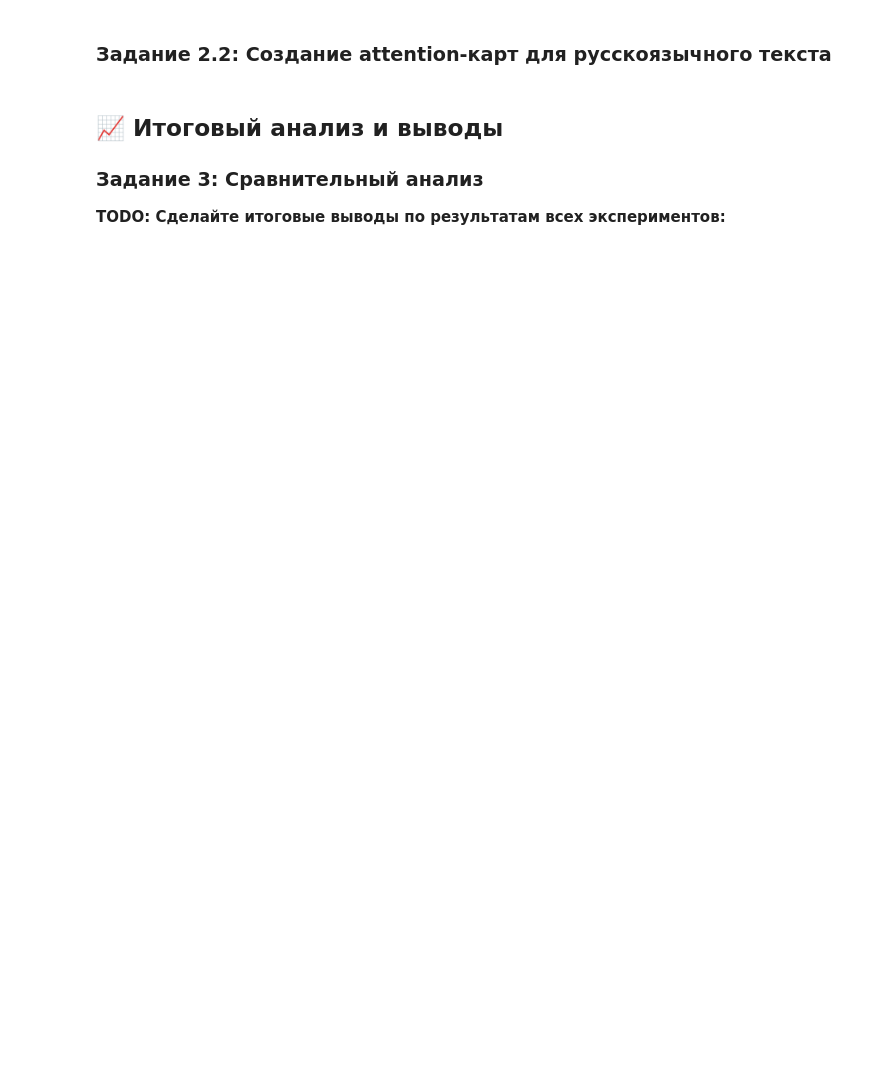
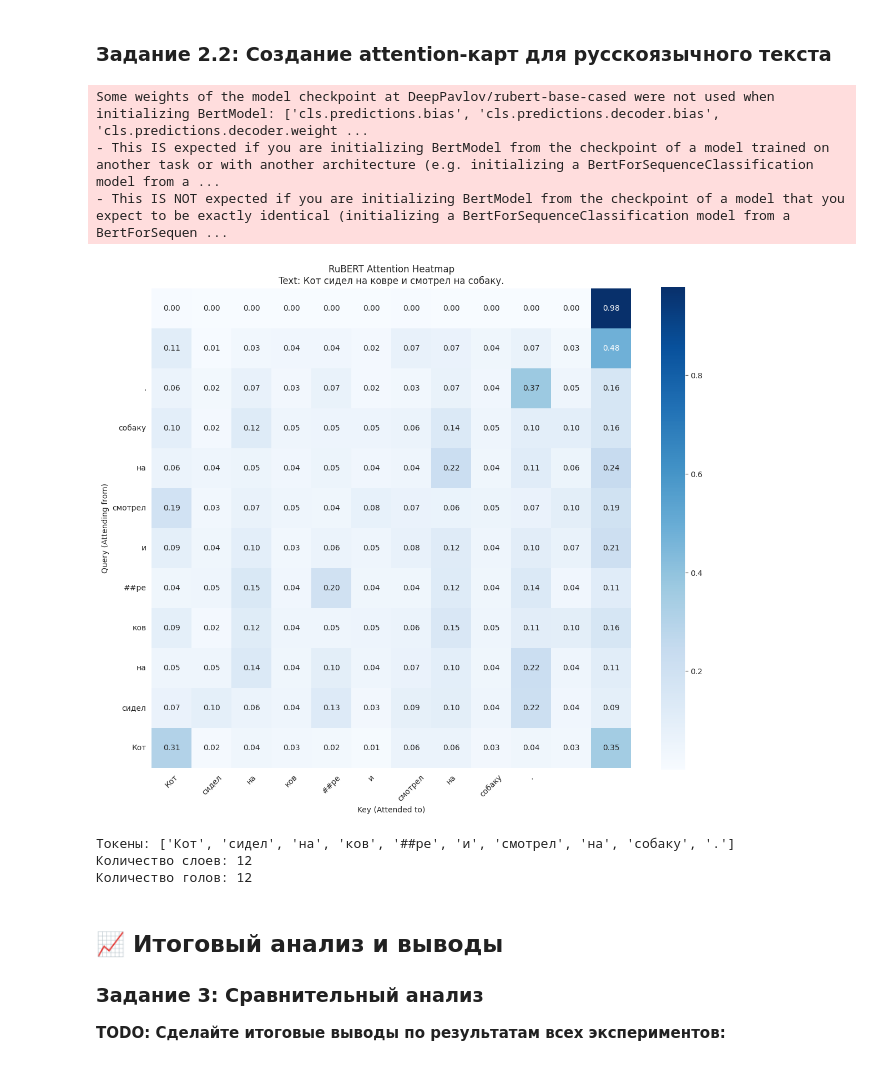
Before and after one commit to dmitryplus/otus_llm_develop_dz, a Jupyter notebook: hw1_attention_visualization.ipynb, the cells around one changed output. Saved outputs shown, nothing was run; the diff lists cells and outputs as text; code cells hidden in the pictures; blank space fills up the shorter version.

```diff
--- a/hw1_attention_visualization.ipynb
+++ b/hw1_attention_visualization.ipynb
@@ -175,11 +214,15 @@ analyze_multi_head_attention(bert_attention, bert_tokens, 'BERT', layer_idx=6)
 # TODO: Загрузите русскоязычную модель и проанализируйте attention для русского текста
 # ========= РЕШЕНИЕ: =========
 from transformers import AutoTokenizer, AutoModel
+import torch
+import matplotlib.pyplot as plt
+import seaborn as sns
 
 # Загружаем русскоязычную модель
 # Напрмимер можно использовать DeepPavlov/rubert-base-cased
-ru_tokenizer = ...
-ru_model = ...
+ru_tokenizer = AutoTokenizer.from_pretrained('DeepPavlov/rubert-base-cased')
+ru_model = AutoModel.from_pretrained('DeepPavlov/rubert-base-cased', output_attentions=True)
+
 
 # Русский текст для анализа
 russian_text = "Кот сидел на ковре и смотрел на собаку."
@@ -189,42 +232,58 @@ def analyze_russian_attention(text, tokenizer, model):
     Анализ attention для русского текста
     """
     # Токенизация
-    inputs = ...
-    outputs = ...
-    attention_weights = ...
-    tokens = ...
+    inputs = tokenizer(text, return_tensors='pt')
+
+    with torch.no_grad():
+        outputs = model(**inputs)
+
+    attention_weights = outputs.attentions  # список attention для каждого слоя
+
+    tokens = tokenizer.tokenize(text)
 
     # Создаем heatmap для последнего слоя
-    attention_matrix = ...
+    layer = 0
+    head = 0
+    attention_matrix = attention_weights[layer][0, head].cpu().numpy()
 
     plt.figure(figsize=(12, 10))
-    sns.heatmap(
+    ax = sns.heatmap(
         attention_matrix,
         xticklabels=tokens,
         yticklabels=tokens,
         cmap='Blues',
         cbar=True,
         square=True,
         annot=True,
         fmt='.2f'
     )
 
-    plt.title(f'RuBERT Attention Heatmap\\nText: {text}')
+    ax.invert_yaxis()
+
+    plt.title(f'RuBERT Attention Heatmap\nText: {text}')
     plt.xlabel('Key (Attended to)')
     plt.ylabel('Query (Attending from)')
     plt.xticks(rotation=45)
     plt.yticks(rotation=0)
     plt.tight_layout()
     plt.show()
 
     return attention_weights, tokens
 
 # Анализируем русский текст
 ru_attention, ru_tokens = analyze_russian_attention(russian_text, ru_tokenizer, ru_model)
 
-print(f"\\nТокены: {ru_tokens}")
+print(f"\nТокены: {ru_tokens}")
 print(f"Количество слоев: {len(ru_attention)}")
 print(f"Количество голов: {ru_attention[0].shape[1]}")
+# %% [output]
+Some weights of the model checkpoint at DeepPavlov/rubert-base-cased were not used when initializing BertModel: ['cls.predictions.bias', 'cls.predictions.decoder.bias', 'cls.predictions.decoder.weight ...
+- This IS expected if you are initializing BertModel from the checkpoint of a model trained on another task or with another architecture (e.g. initializing a BertForSequenceClassification model from a ...
+- This IS NOT expected if you are initializing BertModel from the checkpoint of a model that you expect to be exactly identical (initializing a BertForSequenceClassification model from a BertForSequen ...
+[figure, added]
+Токены: ['Кот', 'сидел', 'на', 'ков', '##ре', 'и', 'смотрел', 'на', 'собаку', '.']
+Количество слоев: 12
+Количество голов: 12
 # %% [markdown]
 ## 📈 Итоговый анализ и выводы
 
```
Also changed, not shown: parts of 11 cells of this notebook.
